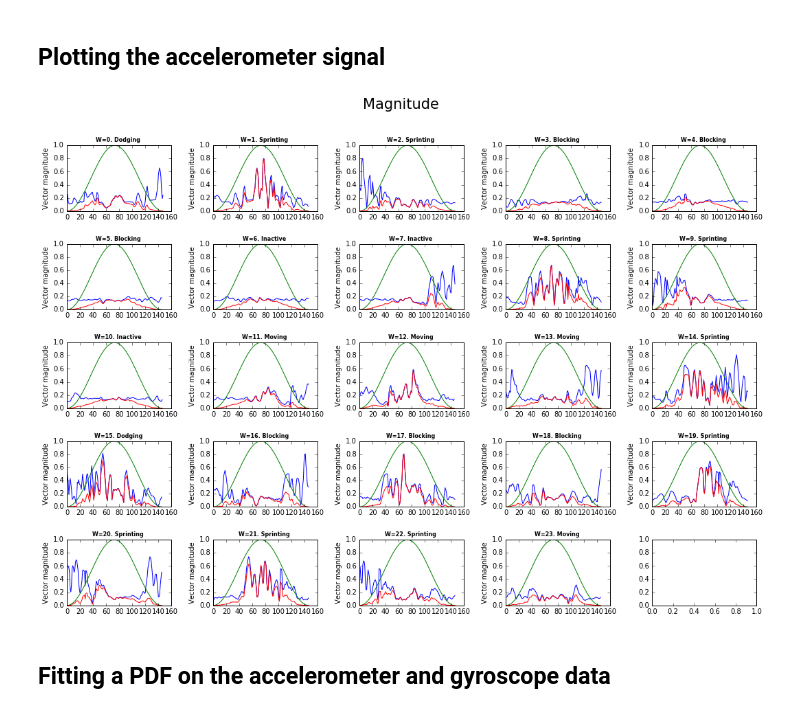
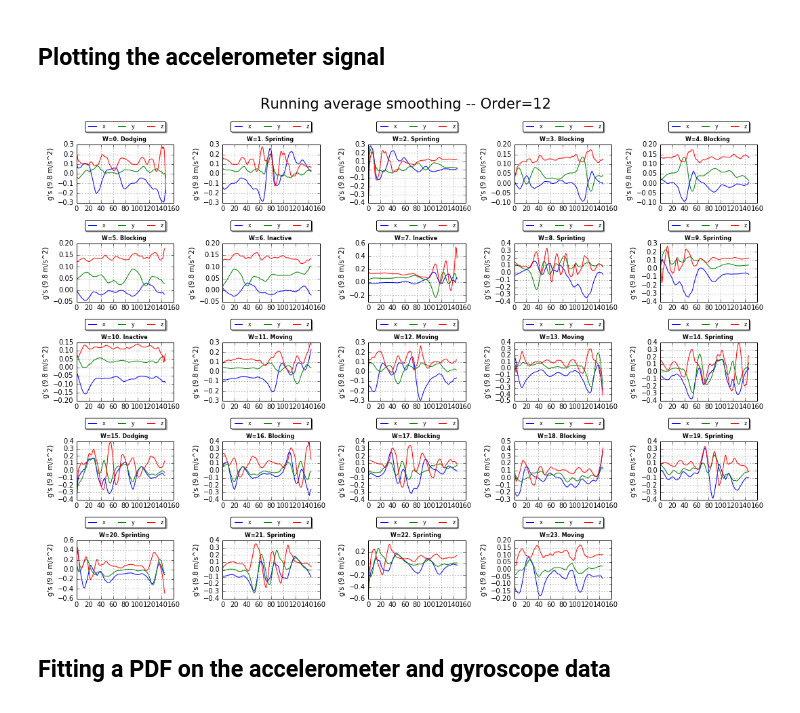
Before and after one commit to ewerlopes/phd_robogame, a Jupyter notebook: data_analysis.ipynb, the cells around one changed output. Cells and saved outputs as stored; diff of their text form; code cells hidden in the pictures.

```diff
--- a/data_analysis.ipynb
+++ b/data_analysis.ipynb
@@ -362,10 +394,11 @@ def accmag(data, suptitle="PDF fitting", plt_win_func=False):
 # %%
 #gridOfPlots(wFrames, suptitle="Accelerometer data X axis", columnToPlot="accX")
-accmag(wFrames, suptitle= "Magnitude", plt_win_func=True)
-#gridOfPlots(wFrames, suptitle="Accelerometer data Y axis", columnToPlot="proximity")
-#gridOfPlots(wFrames, suptitle="Accelerometer data Z axis", columnToPlot="accZ")
+#accmag(wFrames, plt_win_func=True)
+#compute_runavg_acc(wFrames)
+compute_runavg_acc(wFrames, N=12)
+#compute_runavg_acc(wFrames, N=1)
 # %% [output]
-[figure, old version]
+[figure, new version]
 # %% [markdown]
 ## Fitting a PDF on the accelerometer and gyroscope data
 # %%
```
Also changed, not shown: parts of 7 cells of this notebook.
